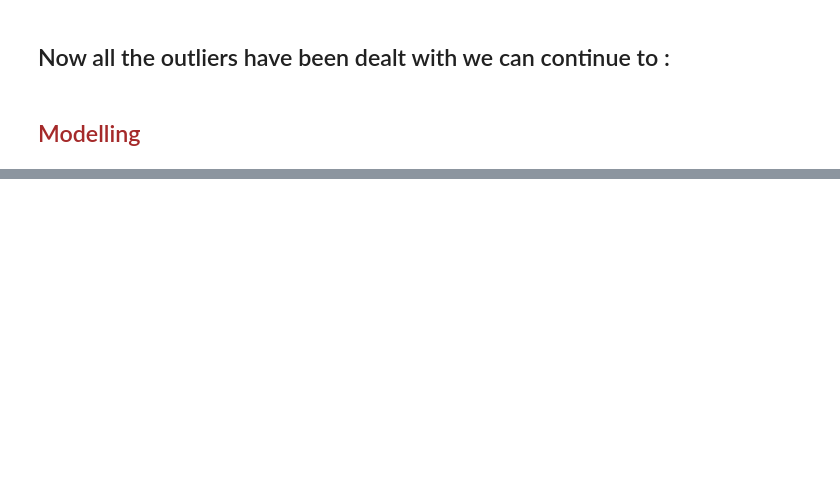
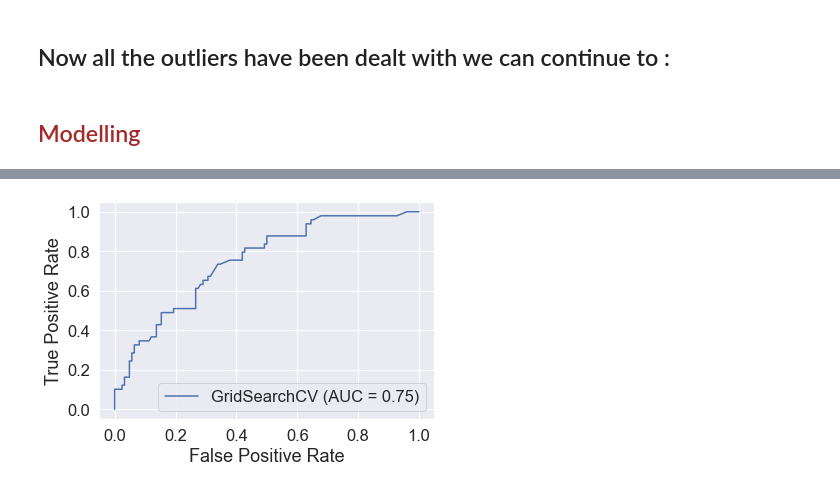
Before and after one commit to Radbanks/Prediction-Models, a Jupyter notebook: Blood_Donation.ipynb, the cells around one changed output, grey strips where cells are left out. Cells and saved outputs as stored; diff of their text form; code cells hidden in the pictures; blank space fills up the shorter version.

```diff
--- a/Blood_Donation.ipynb
+++ b/Blood_Donation.ipynb
@@ -547,0 +656,5 @@ plt.show()
+# %%
+log_reg = LogisticRegression()
+log_reg.fit(x_train,y_train)
+y_pred= log_reg.predict(x_test)
+y_pred
@@ -547,0 +705,6 @@ plt.show()
+# %%
+log_reg_grid = { "C": np.logspace(-4,4,20), "solver":["liblinear"]}
+# %%
+np.random.seed(20)
+rs_log_reg = RandomizedSearchCV(LogisticRegression(),  param_distributions=log_reg_grid,  cv=5 , n_iter=20, verbose=True)
+rs_log_reg.fit(x_train, y_train)
@@ -547,0 +733,4 @@ plt.show()
+# %%
+log_reg_grid = {"C":np.logspace(-4, 4, 30),"solver":["liblinear"]}
+gs_log_reg = GridSearchCV(LogisticRegression(), param_grid=log_reg_grid,cv=5,verbose=True)
+gs_log_reg.fit(x_train, y_train)
@@ -547,0 +776,5 @@ plt.show()
+# %%
+# Plot ROC curve and calculate and AUC metric
+plot_roc_curve(gs_log_reg, x_test, y_test);
+# %% [output]
+[figure, added]
```
Also changed, not shown: parts of 68 cells of this notebook.
